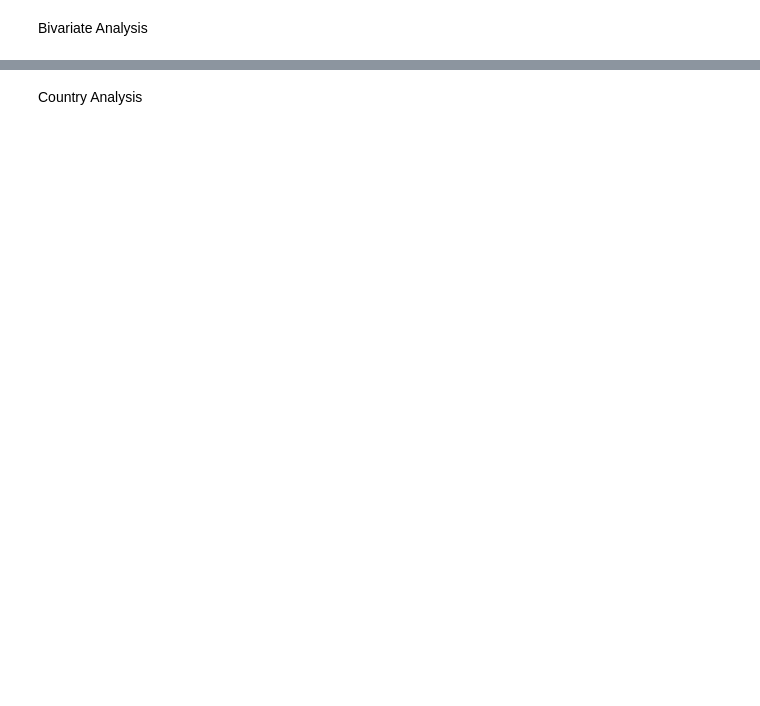
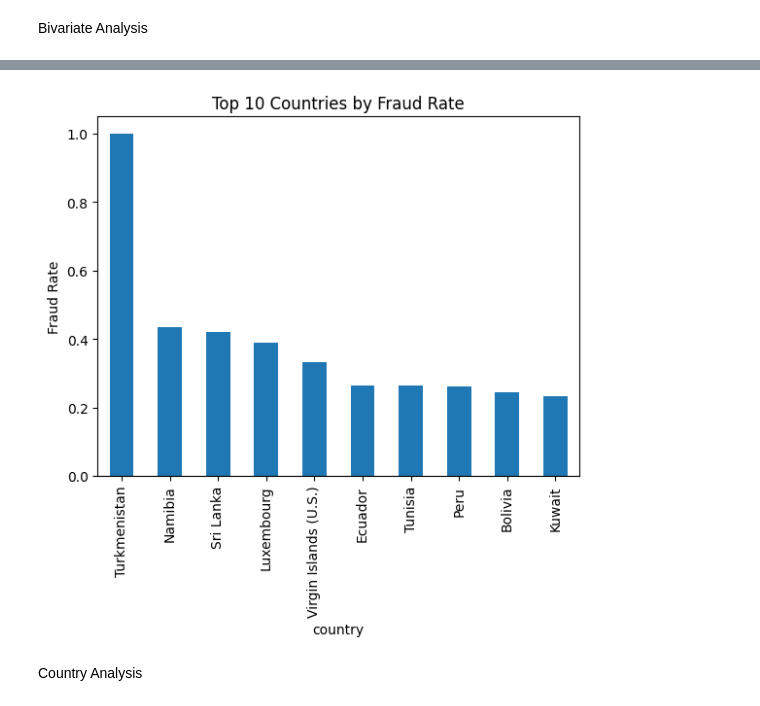
Before and after one commit to SamrawitMM/fraud-detection, a Jupyter notebook: notebooks/EDA_and_Preprocessing.ipynb, the cells around one changed output, grey strips where cells are left out. Drawn from its saved outputs; the diff is of its cells as text; code cells hidden in the pictures; blank space fills up the shorter version.

```diff
--- a/notebooks/EDA_and_Preprocessing.ipynb
+++ b/notebooks/EDA_and_Preprocessing.ipynb
@@ -103,2 +188,11 @@ fraud_df['country'] = fraud_df['ip_address'].apply(lambda x: map_ip_to_country(x
+# %%
+# Fraud rate by country
+fraud_rate_by_country = merged_df.groupby('country')['class'].mean().sort_values(ascending=False).head(10)
+
+fraud_rate_by_country.plot(kind='bar', title='Top 10 Countries by Fraud Rate')
+plt.ylabel('Fraud Rate')
+plt.show()
+# %% [output]
+[figure, added]
 # %% [markdown]
 Country Analysis
```
Also changed, not shown: parts of 53 cells of this notebook.
